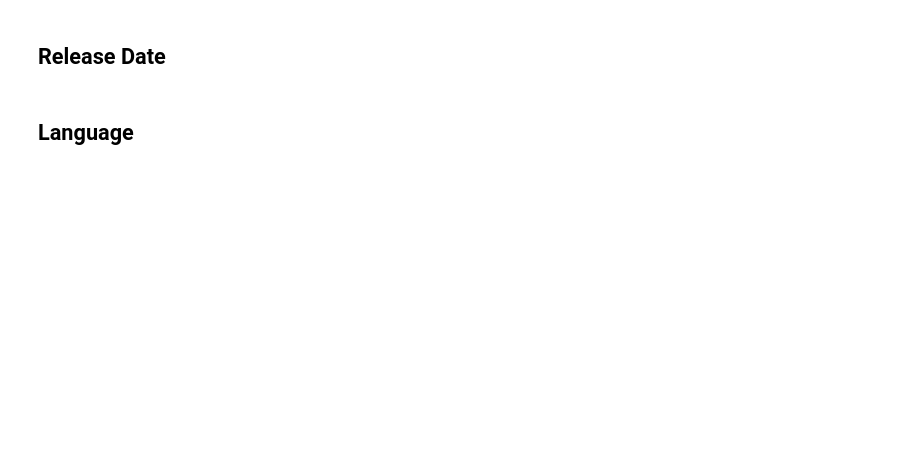
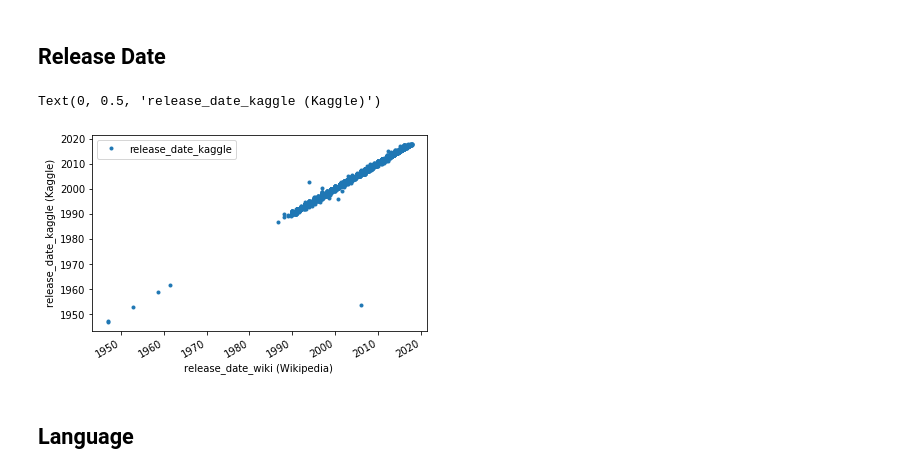
Before and after one commit to tom-jj-G/Movies-ETL, a Jupyter notebook: Movies_ETL.ipynb, the cells around one changed output. Saved outputs shown, nothing was run; the diff lists cells and outputs as text; code cells hidden in the pictures; blank space fills up the shorter version.

```diff
--- a/Movies_ETL.ipynb
+++ b/Movies_ETL.ipynb
@@ -598,6 +951,11 @@ movies_df.fillna(0)[movies_df['box_office'] < 10**9].plot(x='box_office', y='rev
 # %%
 # Filling missing data by zero and plotting the comparaison
 movies_df[['release_date_wiki','release_date_kaggle']].plot(x='release_date_wiki', y='release_date_kaggle', style='.')
+plt.xlabel("release_date_wiki (Wikipedia) ")
+plt.ylabel("release_date_kaggle (Kaggle)")
+# %% [output]
+Text(0, 0.5, 'release_date_kaggle (Kaggle)')
+[figure, added]
 # %%
 # CHecking outliners in Wiki data
 movies_df[(movies_df['release_date_wiki'] > '1996-01-01') & (movies_df['release_date_kaggle'] < '1965-01-01')]
```
Also changed, not shown: parts of 45 cells of this notebook, 7 other files.
